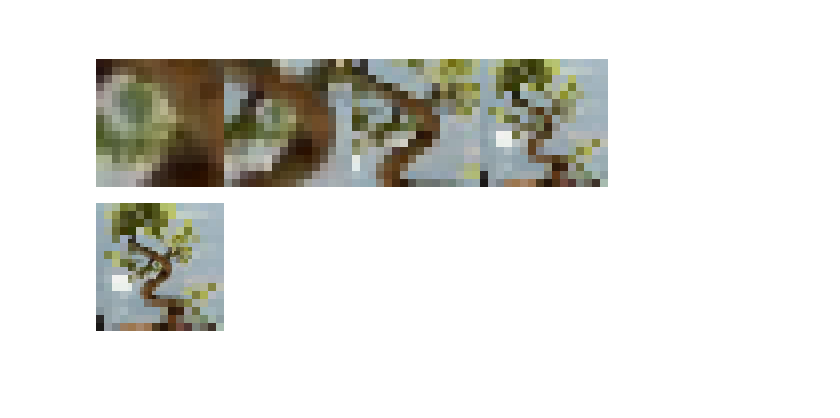
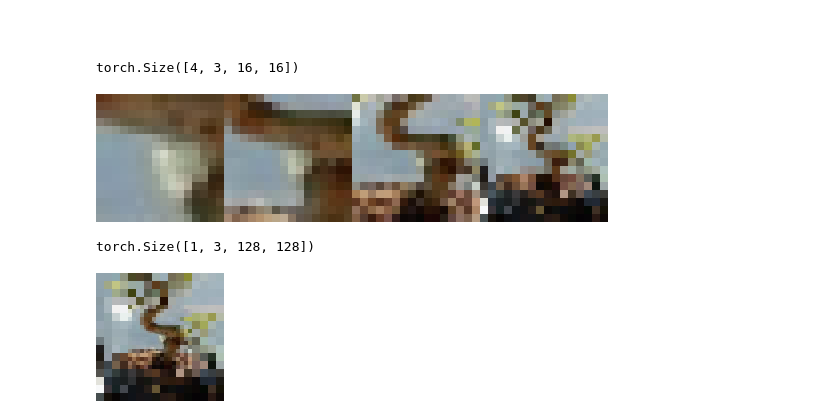
Before and after one commit to flavioschneider/brainle, a Jupyter notebook: notebooks/fovea_cropper.ipynb, the cells around one changed output. Saved outputs shown, nothing was run; the diff lists cells and outputs as text; code cells hidden in the pictures; blank space fills up the shorter version.

```diff
--- a/notebooks/fovea_cropper.ipynb
+++ b/notebooks/fovea_cropper.ipynb
@@ -33,25 +33,29 @@ torch.Size([1, 3, 128, 128])
 # %%
 from brainle.models.architectures.fovea_cropper import FoveaCropper
 
 import torchvision.transforms.functional as F
 from einops import rearrange, reduce
 
 cropper = FoveaCropper(out_size = 16, sizes=[16, 32, 64, 128])
 y = cropper(image)
-images = rearrange(y[0], '(c n) h w -> c h (n w)', c=3)
+print(y.shape)
+images = rearrange(y, 'n c h w -> c h (n w)')
 
 transform = transforms.Compose([
     transforms.Resize(
         size=128,
         interpolation=F.InterpolationMode.NEAREST
     ),
     transforms.ToPILImage()
 ])
 transform(images)
 # %% [output]
+torch.Size([4, 3, 16, 16])
-[figure, old version]
+[figure, new version]
-# %%
-overlap = cropper.get_overlap(y, size=128)
-transforms.ToPILImage()(overlap[0])
-# %% [output]
-[figure, removed]
+# %%
+overlap = cropper.get_overlap(y, size=128)
+print(overlap.shape)
+transforms.ToPILImage()(overlap[0])
+# %% [output]
+torch.Size([1, 3, 128, 128])
+[figure, added]
```
Also changed, not shown: 4 other files.
